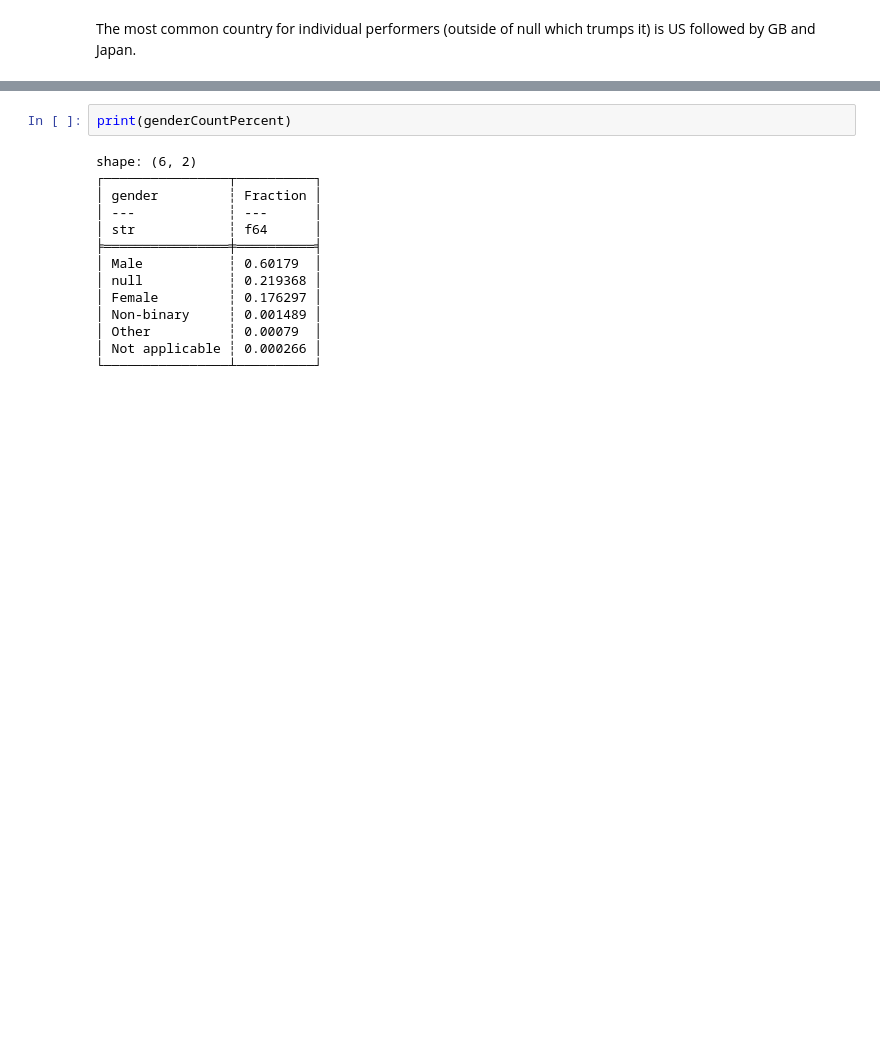
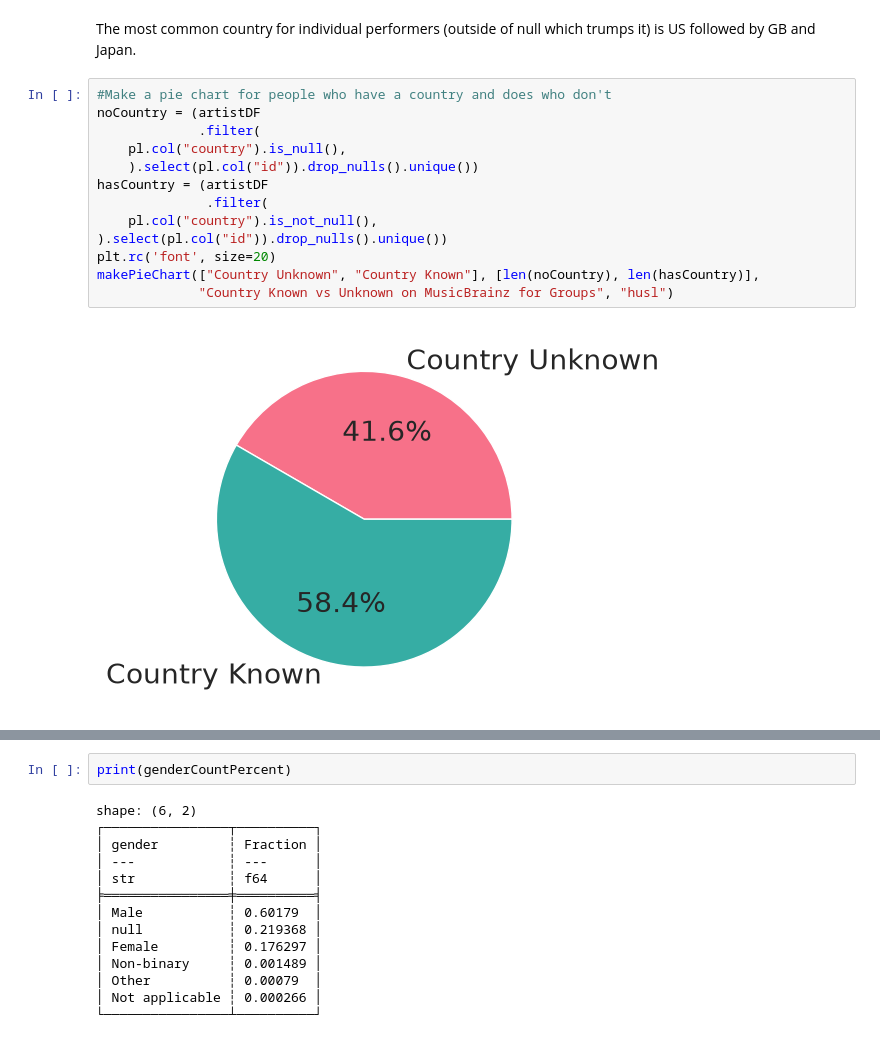
Before and after one commit to malik-files/MScDiss_IGASTNBK_, a Jupyter notebook: Main Code/inspecting_analysing_artist_MB_data.ipynb, the cells around one changed output, grey strips where cells are left out. Drawn from its saved outputs; the diff is of its cells as text; blank space fills up the shorter version.

```diff
--- a/Main Code/inspecting_analysing_artist_MB_data.ipynb
+++ b/Main Code/inspecting_analysing_artist_MB_data.ipynb
@@ -85,6 +85,21 @@ shape: (252, 2)
 └─────────┴────────┘
 # %% [markdown]
 The most common country for individual performers (outside of null which trumps it) is US followed by GB and Japan.
+# %%
+#Make a pie chart for people who have a country and does who don't
+noCountry = (artistDF
+             .filter(
+    pl.col("country").is_null(),
+    ).select(pl.col("id")).drop_nulls().unique())
+hasCountry = (artistDF
+              .filter(
+    pl.col("country").is_not_null(),
+).select(pl.col("id")).drop_nulls().unique())
+plt.rc('font', size=20)
+makePieChart(["Country Unknown", "Country Known"], [len(noCountry), len(hasCountry)],
+             "Country Known vs Unknown on MusicBrainz for Groups", "husl")
+# %% [output]
+[figure, added]
 # %%
 #Create a heatmap for the countries of artists on MusicbRAINZ
 
```
Also changed, not shown: parts of 12 cells of this notebook, 6 other files.
